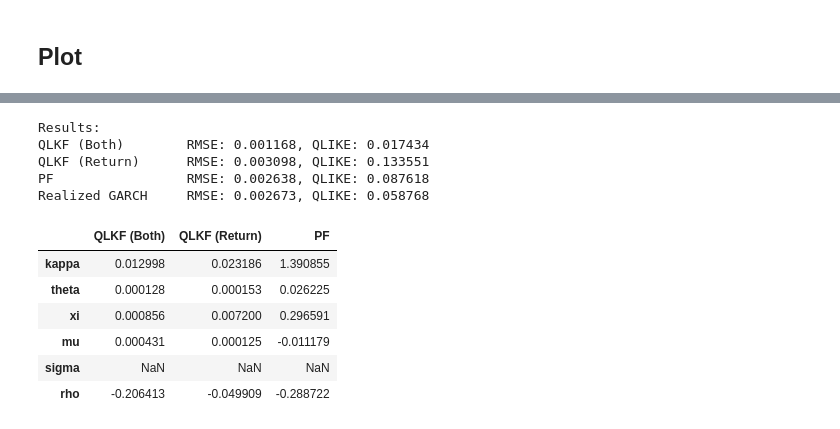
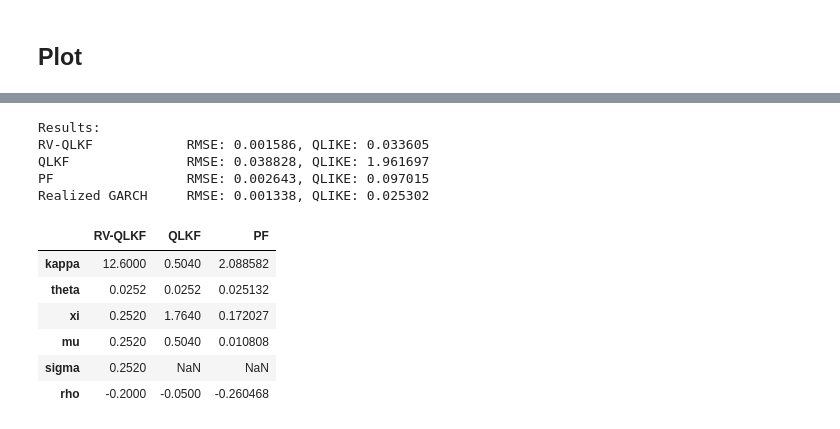
Before and after one commit to HyunminHong/Kalman-Heston-Filter, a Jupyter notebook: simulation_studies/Sim_shortPeriod.ipynb, the cells around one changed output, grey strips where cells are left out. Saved outputs shown, nothing was run; the diff lists cells and outputs as text; code cells hidden in the pictures.

```diff
--- a/simulation_studies/Sim_shortPeriod.ipynb
+++ b/simulation_studies/Sim_shortPeriod.ipynb
@@ -279,7 +246,7 @@ def qlike_loss(true_var, pred_var):
     ratio = y / (h + eps)
     return np.mean(ratio - np.log(ratio) - 1)
 
-model_names = ['QLKF (Both)', 'QLKF (Return)', 'PF', 'Realized GARCH']
+model_names = ['RV-QLKF', 'QLKF', 'PF', 'Realized GARCH']
 true_variances   = daily_true_V[split_index:]
 true_volatilities = np.sqrt(true_variances)
 
@@ -300,46 +267,46 @@ for name in model_names:
           f"QLIKE: {qlike_scores[name]:.6f}")
 # %% [output]
 Results:
-QLKF (Both)        RMSE: 0.001168, QLIKE: 0.017434
-QLKF (Return)      RMSE: 0.003098, QLIKE: 0.133551
-PF                 RMSE: 0.002638, QLIKE: 0.087618
-Realized GARCH     RMSE: 0.002673, QLIKE: 0.058768
+RV-QLKF            RMSE: 0.001586, QLIKE: 0.033605
+QLKF               RMSE: 0.038828, QLIKE: 1.961697
+PF                 RMSE: 0.002643, QLIKE: 0.097015
+Realized GARCH     RMSE: 0.001338, QLIKE: 0.025302
 # %%
 data = {}
 
-data['QLKF (Both)'] = dict(zip(
+data['RV-QLKF'] = dict(zip(
     ['kappa', 'theta', 'xi', 'mu', 'sigma', 'rho'],
-    params_opt_both_corr
+    [*(params_opt_both_corr[:-1] * 252), params_opt_both_corr[-1]]
 ))
 
-data['QLKF (Return)'] = dict(zip(
+data['QLKF'] = dict(zip(
     ['kappa', 'theta', 'xi', 'mu', 'rho'],
-    params_opt_returns_corr
+    [*(params_opt_returns_corr[:-1] * 252), params_opt_returns_corr[-1]]
 ))
-data['QLKF (Both)']['sigma'] = np.nan
+data['QLKF']['sigma'] = np.nan
 
 pf_vals = estimated_param[:, -1]
 data['PF'] = {
     'kappa': pf_vals[1],
     'theta': pf_vals[2],
     'xi':    pf_vals[3],
     'mu':    pf_vals[0],
     'rho':   pf_vals[4],
     'sigma': np.nan
 }
 
 cols = ['kappa', 'theta', 'xi', 'mu', 'sigma', 'rho']
 df_params = pd.DataFrame.from_dict(data, orient='index')[cols]
 
 df_params.T
 # %% [output]
-|  | QLKF (Both) | QLKF (Return) | PF |
-| kappa | 0.012998 | 0.023186 | 1.390855 |
-| theta | 0.000128 | 0.000153 | 0.026225 |
-| xi | 0.000856 | 0.007200 | 0.296591 |
-| mu | 0.000431 | 0.000125 | -0.011179 |
-| sigma | NaN | NaN | NaN |
-| rho | -0.206413 | -0.049909 | -0.288722 |
+|  | RV-QLKF | QLKF | PF |
+| kappa | 12.6000 | 0.5040 | 2.088582 |
+| theta | 0.0252 | 0.0252 | 0.025132 |
+| xi | 0.2520 | 1.7640 | 0.172027 |
+| mu | 0.2520 | 0.5040 | 0.010808 |
+| sigma | 0.2520 | NaN | NaN |
+| rho | -0.2000 | -0.0500 | -0.260468 |
 # %%
 dict(zip(model.param_names, model.params))
 # %% [output]
```
Also changed, not shown: parts of 8 cells of this notebook, 5 other files.
